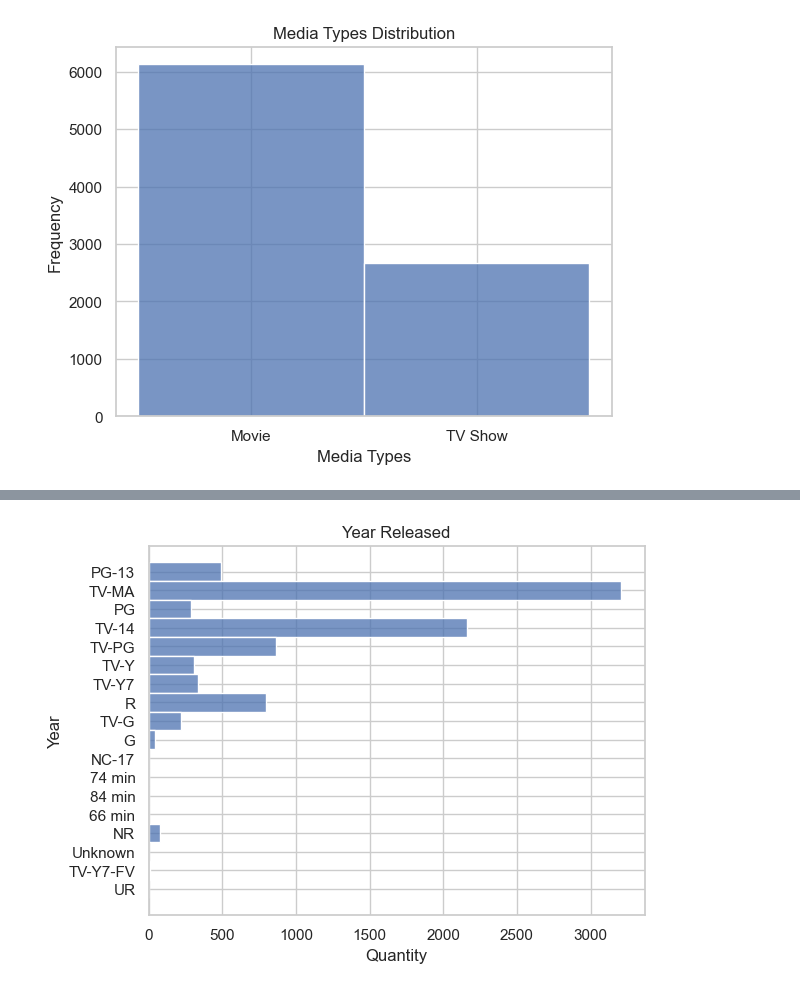
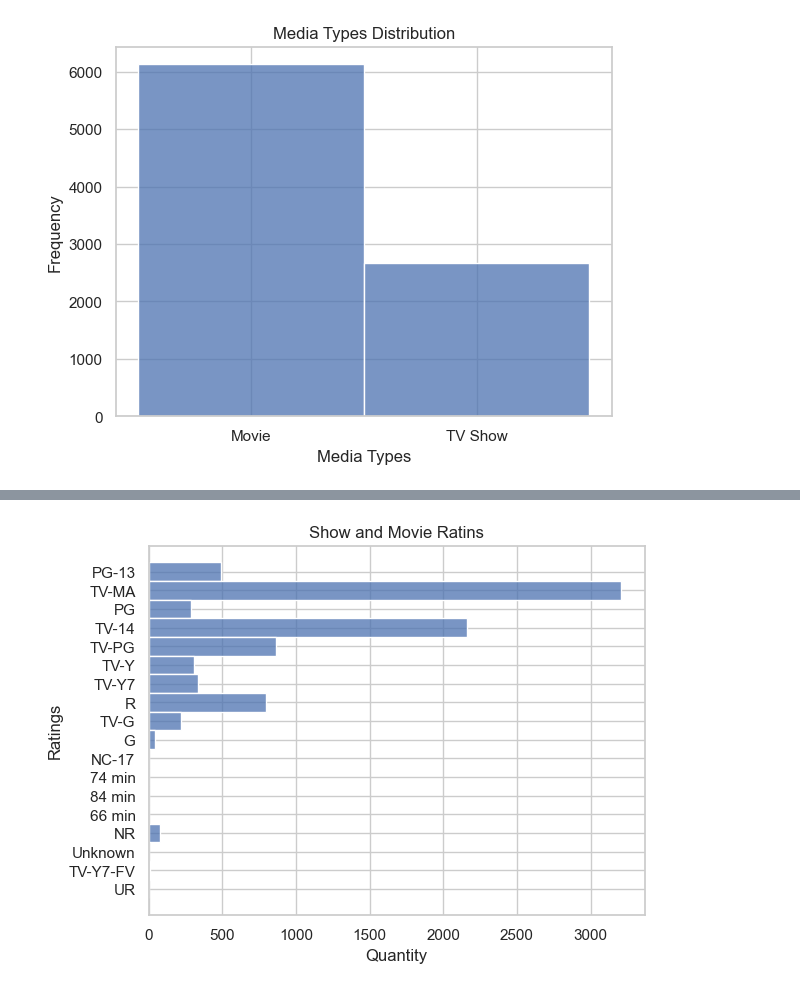
Before and after one commit to siqic4747/CSE474-574_Assignment_2, a Jupyter notebook: mthamilv_scheng42_assignment2_checkpoint.ipynb, the cells around one changed output, grey strips where cells are left out. Drawn from its saved outputs; the diff is of its cells as text; code cells hidden in the pictures.

```diff
--- a/mthamilv_scheng42_assignment2_checkpoint.ipynb
+++ b/mthamilv_scheng42_assignment2_checkpoint.ipynb
@@ -488,10 +497,10 @@ plt.show()
 # %%
 # Rating Distribution
 plt.figure()
 sns.histplot(df_netflix, y ='rating')
-plt.title('Year Released')
+plt.title('Show and Movie Ratins')
 plt.xlabel('Quantity')
-plt.ylabel('Year')
+plt.ylabel('Ratings')
 plt.show()
 # %% [output]
-[figure, old version]
+[figure, new version]
```
Also changed, not shown: parts of 15 cells of this notebook.
